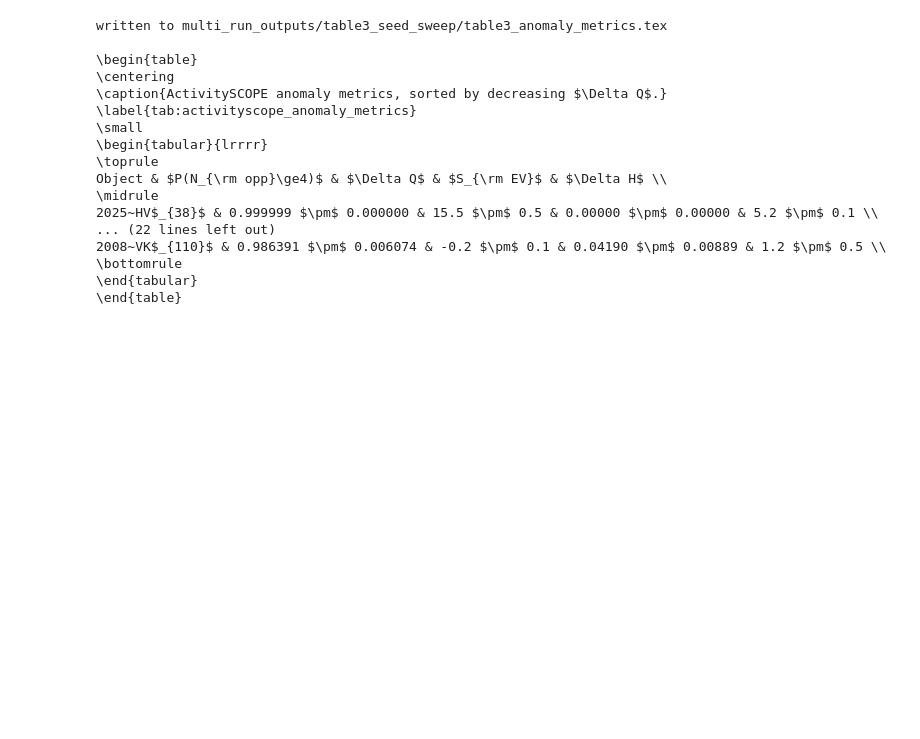
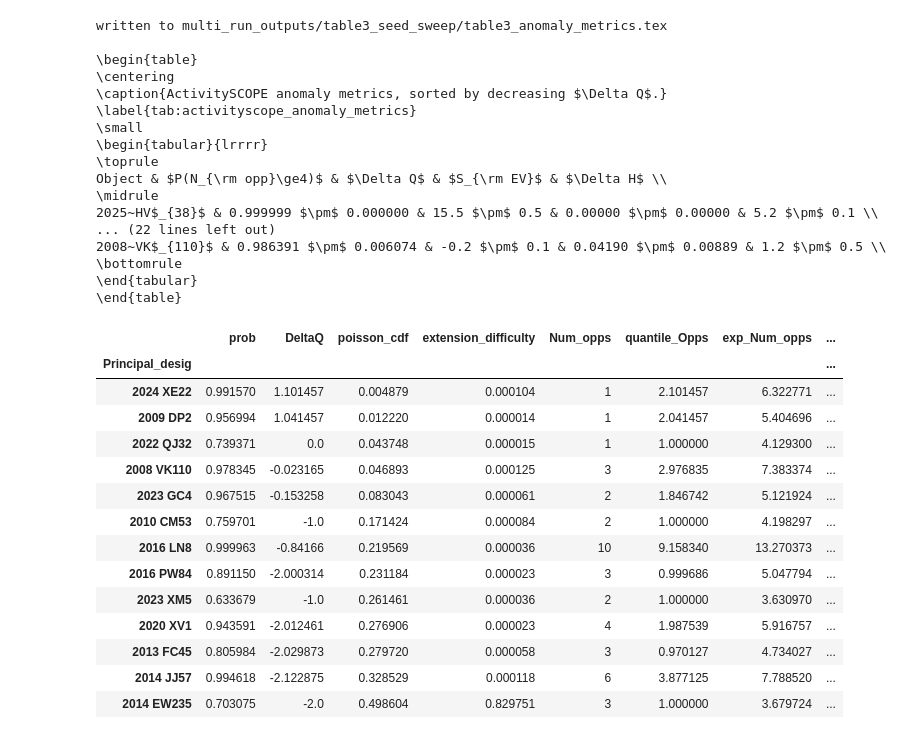
Before and after one commit to AstML/ActivitySCOPE, a Jupyter notebook: Multi-run Table 3 - seed sweep.ipynb, the cells around one changed output. Cells and saved outputs as stored; diff of their text form; code cells hidden in the pictures; blank space fills up the shorter version.

Commit message:
multi run final

```diff
--- a/Multi-run Table 3 - seed sweep.ipynb
+++ b/Multi-run Table 3 - seed sweep.ipynb
@@ -1082,3 +1082,50 @@ Object & $P(N_{\rm opp}\ge4)$ & $\Delta Q$ & $S_{\rm EV}$ & $\Delta H$ \\
 \bottomrule
 \end{tabular}
 \end{table}
+# %%
+# Semi-major-axis $a > 5.4$ list. Objects such as 2024 XE22, 2009 DP2, and
+# 2008 VK110 may not appear in the main ranking, so search for these distant
+# objects specifically rather than letting them get lost in the noise.
+
+# This is the one thing that clearly benefits from the multi-run averaging.
+
+extension_difficulty_threshold = 0.9
+final_paths = sorted(glob.glob(os.path.join(OUTPUT_DIR, "run_*_final.parquet")))
+if not final_paths:
+    raise FileNotFoundError(f"No saved final frames found in {OUTPUT_DIR}")
+
+final = pd.read_parquet(final_paths[-1])
+default_col_set = [
+    "prob", "prob_pessimistic", "prob_optimistic", "DeltaQ", "poisson_cdf",
+    "extension_difficulty", "Num_opps", "quantile_Opps", "exp_Num_opps",
+    "nights_total", "Ref", "Num_obs", "Arc_length", "U", "a", "i", "H",
+    "q", "TJ",
+]
+display_columns = [column for column in default_col_set if column in final.columns]
+
+final[((final["Arc_length"] >= 8) | (final["Arc_length"].isna()))
+      & (final["Num_obs"] >= 6)
+      & (final["a"] > 5.4)
+      & (final["prob"] > 0.6)
+      & (final["DeltaQ"] > -2.5)
+      & ((final["extension_difficulty"].between(0, extension_difficulty_threshold))
+         | (final["nights_total"].isna()))
+      & (final["Orbital_period"] < 20)].sort_values(
+          "poisson_cdf", ascending=True
+      ).head(20)[display_columns]
+# %% [output]
+|  | prob | DeltaQ | poisson_cdf | extension_difficulty | Num_opps | quantile_Opps | exp_Num_opps | ... |
+| Principal_desig |  |  |  |  |  |  |  | ... |
+| 2024 XE22 | 0.991570 | 1.101457 | 0.004879 | 0.000104 | 1 | 2.101457 | 6.322771 | ... |
+| 2009 DP2 | 0.956994 | 1.041457 | 0.012220 | 0.000014 | 1 | 2.041457 | 5.404696 | ... |
+| 2022 QJ32 | 0.739371 | 0.0 | 0.043748 | 0.000015 | 1 | 1.000000 | 4.129300 | ... |
+| 2008 VK110 | 0.978345 | -0.023165 | 0.046893 | 0.000125 | 3 | 2.976835 | 7.383374 | ... |
+| 2023 GC4 | 0.967515 | -0.153258 | 0.083043 | 0.000061 | 2 | 1.846742 | 5.121924 | ... |
+| 2010 CM53 | 0.759701 | -1.0 | 0.171424 | 0.000084 | 2 | 1.000000 | 4.198297 | ... |
+| 2016 LN8 | 0.999963 | -0.84166 | 0.219569 | 0.000036 | 10 | 9.158340 | 13.270373 | ... |
+| 2016 PW84 | 0.891150 | -2.000314 | 0.231184 | 0.000023 | 3 | 0.999686 | 5.047794 | ... |
+| 2023 XM5 | 0.633679 | -1.0 | 0.261461 | 0.000036 | 2 | 1.000000 | 3.630970 | ... |
+| 2020 XV1 | 0.943591 | -2.012461 | 0.276906 | 0.000023 | 4 | 1.987539 | 5.916757 | ... |
+| 2013 FC45 | 0.805984 | -2.029873 | 0.279720 | 0.000058 | 3 | 0.970127 | 4.734027 | ... |
+| 2014 JJ57 | 0.994618 | -2.122875 | 0.328529 | 0.000118 | 6 | 3.877125 | 7.788520 | ... |
+| 2014 EW235 | 0.703075 | -2.0 | 0.498604 | 0.829751 | 3 | 1.000000 | 3.679724 | ... |
```
